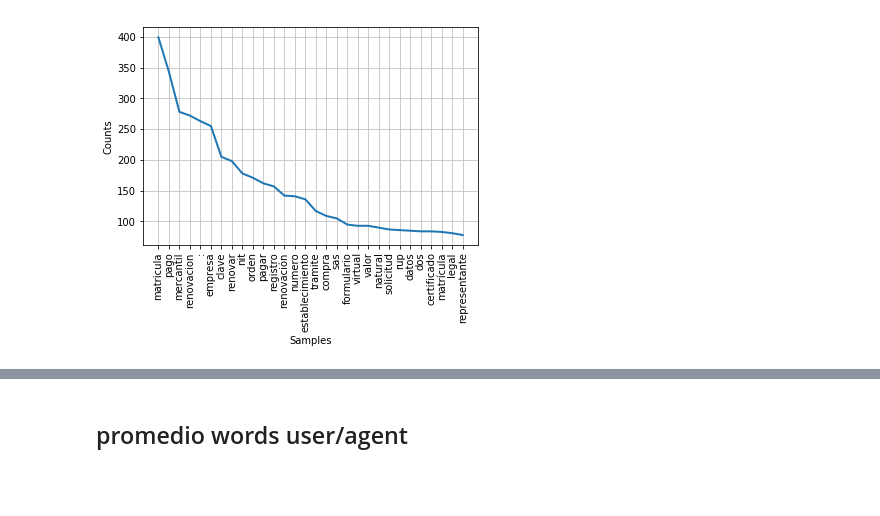
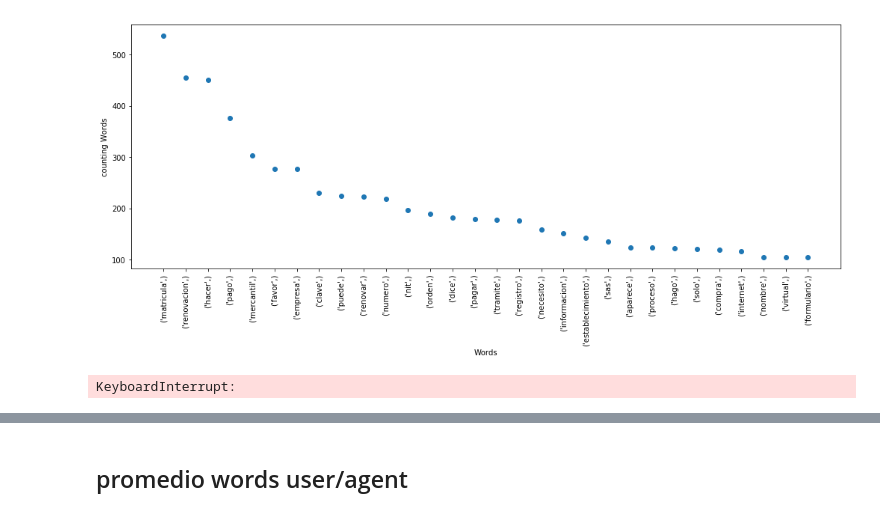
Before and after one commit to jhonex1234/code_py, a Jupyter notebook: nltk/graph_count_promedio/words/chat's/count_words.ipynb, the cells around one changed output, grey strips where cells are left out. Cells and saved outputs as stored; diff of their text form; code cells hidden in the pictures; blank space fills up the shorter version.

```diff
--- a/nltk/graph_count_promedio/words/chat's/count_words.ipynb
+++ b/nltk/graph_count_promedio/words/chat's/count_words.ipynb
@@ -54,0 +257,5 @@ len(text_chat)
+# %%
+unigrams = ngrams(clean_tokens, 1)
+freq_uni = nltk.FreqDist(unigrams).most_common()
+unigrams_dataframe = pd.DataFrame(freq_uni,columns=['unigramas','conteo'])
+#writer_unigrams = pd.ExcelWriter('ngramas.xlsx')
@@ -54,0 +382,23 @@ len(text_chat)
+# %%
+freq = nltk.FreqDist(clean_tokens).most_common()
+most_common_word_user = freq_uni[:30]
+
+# sort in-place from highest to lowest
+#most_common_word_user.sort(key=lambda x: x[1], reverse=True)
+
+# save the names and their respective scores separately
+# reverse the tuples to go from most frequent to least frequent
+people = list(zip(*most_common_word_user))[0]
+score = list(zip(*most_common_word_user))[1]
+x_pos = np.arange(len(people))
+
+plt.figure(figsize=(17,6))
+#plt.bar(x_pos, score,align='center')
+plt.scatter(x_pos,score)
+plt.xticks(x_pos, people, rotation=90)
+plt.ylabel('counting Words')
+plt.xlabel('Words' )
+plt.savefig("unigrams.jpg", bbox_inches='tight')
+plt.show()
+# %% [output]
+[figure, added]
@@ -55,22 +417,11 @@ len(text_chat)
 # %%
-text_chat_token = text_chat.str.cat(sep=' ').lower()
 most_token_chat = tokenize.word_tokenize(text_chat_token)
 clean_chat = most_token_chat[:67676]
 clean_tokens =  clean_chat[:]
-stop_words = stopwords.words('spanish') + ['buenas','gracias','buena','tarde','luego','necesito',
+stop_words = stopwords.words('spanish') + ['buenas','gracias','buena','tarde','luego',
                                           'señora','quiero','saber','sra','quisiera','sr','mil',
-                                          'tardes','buenos','hola','gmail','com','dias','ok',
-                                           'camara', 'comercio','Cámara','Bogotá',
-                                           'puede','favor','buen','día', 'dia',
-                                          'hago','dias','hacer','si','hace','despues',
-                                           'ayuda','hoy','ahi','tambíen','tambien'
-                                           ,'ma','pue','señorita','señor','internet'
-                                          ,'parte','nombre','posible','entonce','hice','duda',
-                                          'momento','claro','dice','perfecto','asi','bogota'
-                                          ,'paso','proceso','dias','do','aparece','pues','sale'
-                                           ,'co','mas','indica','bien','verdad','año'
-                                           ,'caso','pregunta','pasa','días','ahora','listo','solo'
-                                           ,'entonces','mira','ingreso','pregunta','decir','entiendo',
+                                          'tardes','buenos','hola','gmail','com','ok',
+                                       'pregunta','decir','entiendo',
                                            'mismo','bueno','deseo','ustede','ustedes','usted','Diana','deja'
                                            ,'voy','debe','debo','hotmail','osea','nuevamente','cambio',
                                            'siguiente','debo','Alejandro','alejandro','Carolina','carolina',
@@ -85,8 +436,7 @@ stop_words = stopwords.words('spanish') + ['buenas','gracias','buena','tarde','l
                                            ,'persona','la','?',',','.','Hola','52082905', 'termina', 'cero',
                                            '520829050', 'ahh', 'Gracias', 'Tenemos','ninguna','Que', 'Si','alli',
                                            'srta','q','DE','LA','...','Y','EL','QUE','NO','@','No','ME','EN',
-                                           'Buenas',
-                                           'haga','La','Ah','mano','En','PERFECTO','ERROR'
+                                           'Buenas','haga','La','Ah','mano','En','PERFECTO','si','dias'
                                           ]
 for token in clean_chat:
     if token in stop_words:
@@ -94,7 +444,7 @@ for token in clean_chat:
 freq = nltk.FreqDist(clean_tokens)
 freq.plot(30, cumulative=False)
 # %% [output]
-[figure, removed]
+KeyboardInterrupt:
 # %%
 from nltk import ngrams
 bigrams = ngrams(clean_tokens, 2)
```
Also changed, not shown: parts of 53 cells of this notebook, 6 other files.
